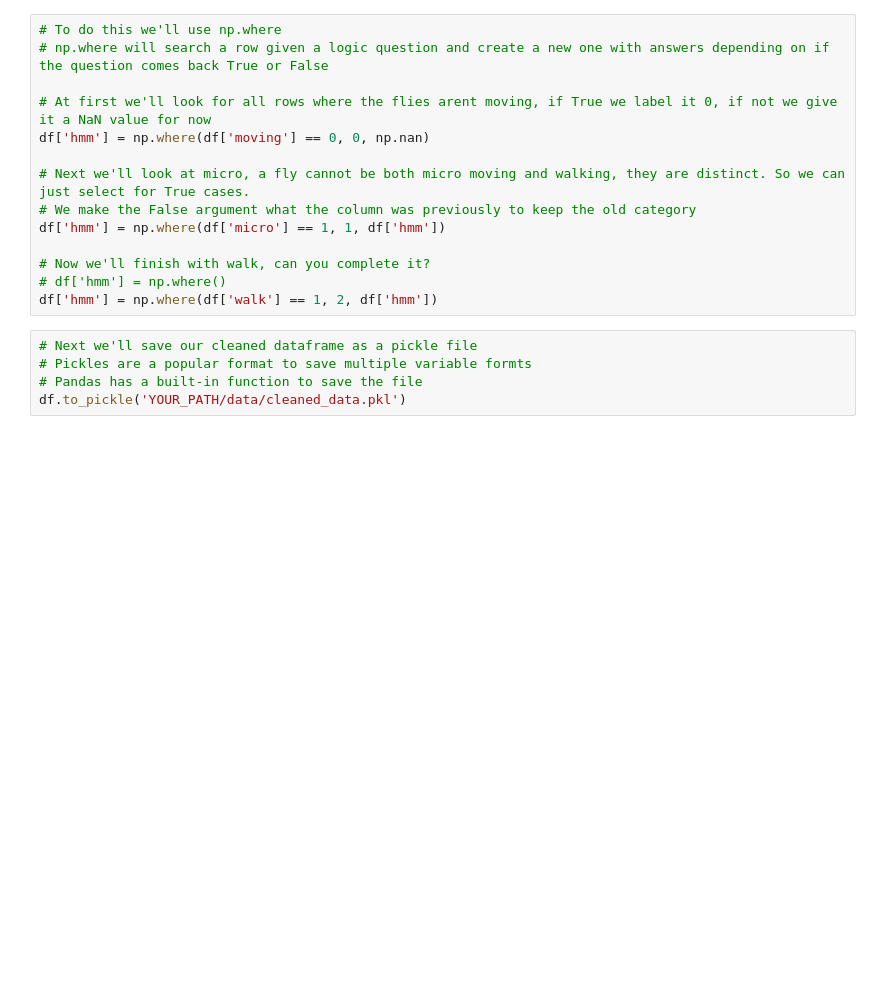
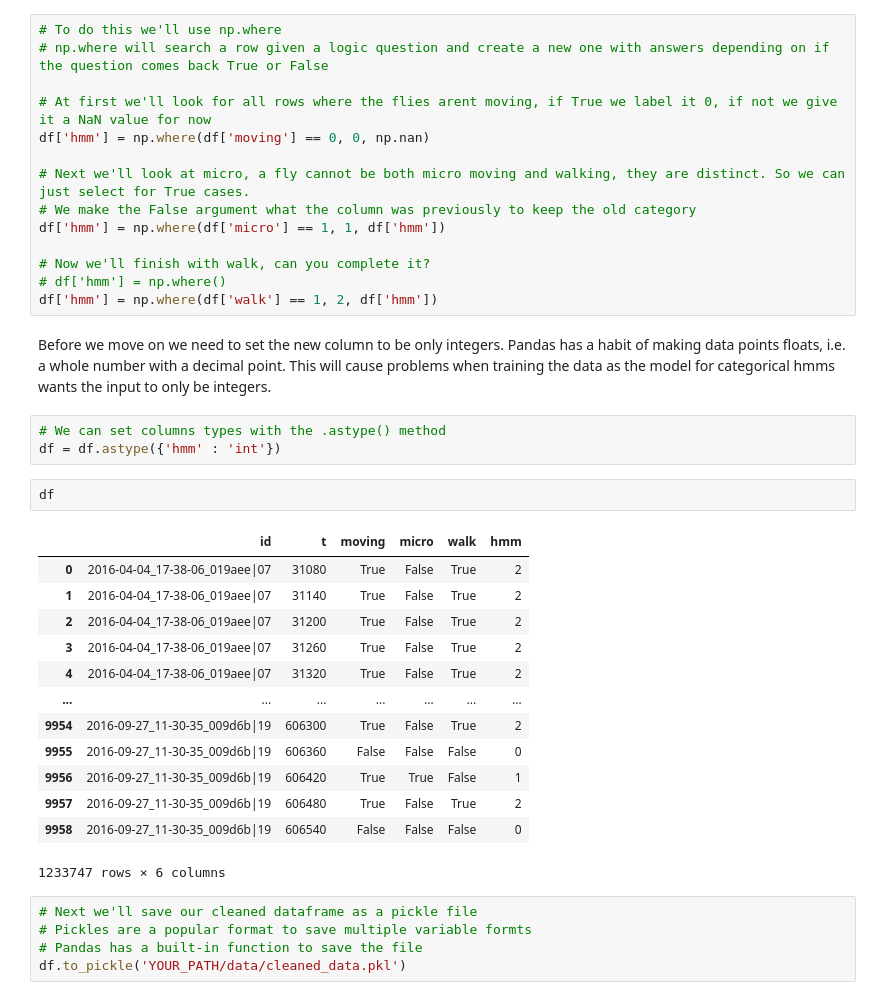
Before and after one commit to ImperialCollegeLondon/ReCoDE-HMMs-for-the-discovery-of-behavioural-states, a Jupyter notebook: notebooks/2a_Cleaning_your_data.ipynb, the cells around one changed output. Drawn from its saved outputs; the diff is of its cells as text; blank space fills up the shorter version.

Commit message:
first part training notebook completed

```diff
--- a/notebooks/2a_Cleaning_your_data.ipynb
+++ b/notebooks/2a_Cleaning_your_data.ipynb
@@ -557,6 +557,27 @@ df['hmm'] = np.where(df['micro'] == 1, 1, df['hmm'])
 # Now we'll finish with walk, can you complete it?
 # df['hmm'] = np.where()
 df['hmm'] = np.where(df['walk'] == 1, 2, df['hmm'])
+# %% [markdown]
+Before we move on we need to set the new column to be only integers. Pandas has a habit of making data points floats, i.e. a whole number with a decimal point. This will cause problems when training the data as the model for categorical hmms wants the input to only be integers.
+# %%
+# We can set columns types with the .astype() method
+df = df.astype({'hmm' : 'int'})
+# %%
+df
+# %% [output]
+|  | id | t | moving | micro | walk | hmm |
+| 0 | 2016-04-04_17-38-06_019aee|07 | 31080 | True | False | True | 2 |
+| 1 | 2016-04-04_17-38-06_019aee|07 | 31140 | True | False | True | 2 |
+| 2 | 2016-04-04_17-38-06_019aee|07 | 31200 | True | False | True | 2 |
+| 3 | 2016-04-04_17-38-06_019aee|07 | 31260 | True | False | True | 2 |
+| 4 | 2016-04-04_17-38-06_019aee|07 | 31320 | True | False | True | 2 |
+| ... | ... | ... | ... | ... | ... | ... |
+| 9954 | 2016-09-27_11-30-35_009d6b|19 | 606300 | True | False | True | 2 |
+| 9955 | 2016-09-27_11-30-35_009d6b|19 | 606360 | False | False | False | 0 |
+| 9956 | 2016-09-27_11-30-35_009d6b|19 | 606420 | True | True | False | 1 |
+| 9957 | 2016-09-27_11-30-35_009d6b|19 | 606480 | True | False | True | 2 |
+| 9958 | 2016-09-27_11-30-35_009d6b|19 | 606540 | False | False | False | 0 |
+1233747 rows × 6 columns
 # %%
 # Next we'll save our cleaned dataframe as a pickle file
 # Pickles are a popular format to save multiple variable formts
```
Also changed, not shown: 2 other files.
